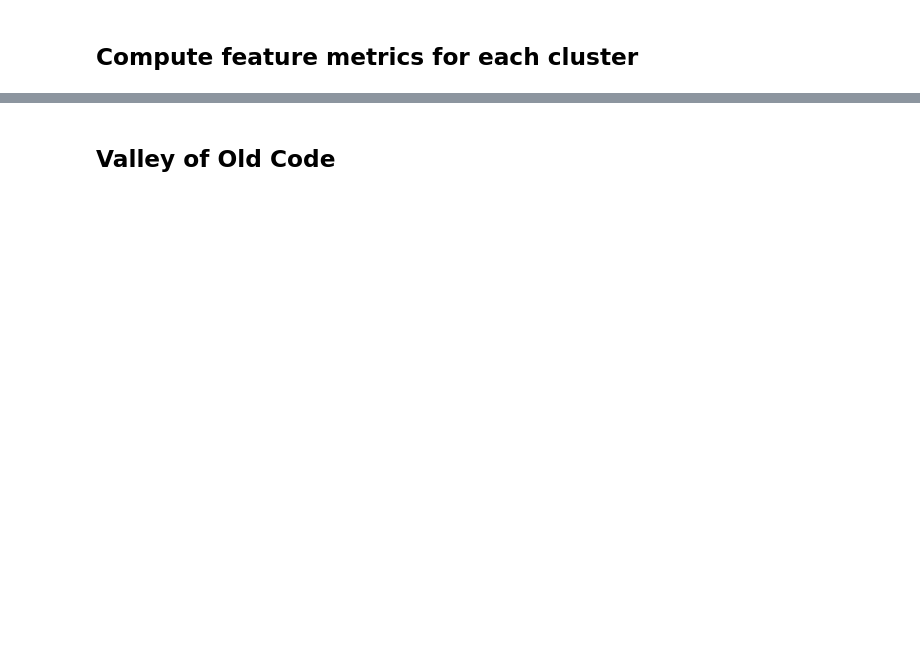
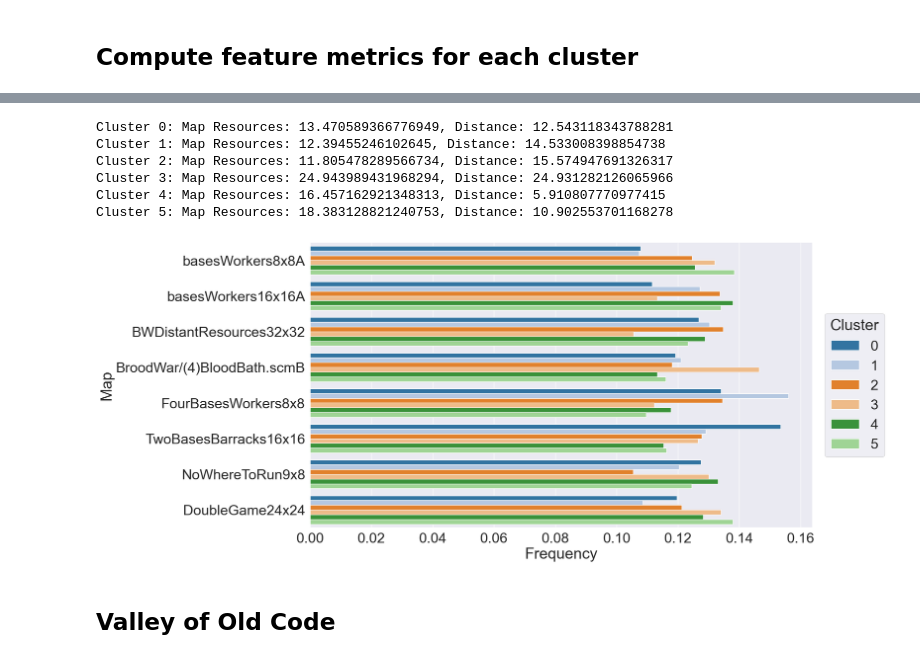
Before and after one commit to Teravolt/microrts-graph-state-encoder-gssl, a Jupyter notebook: visualize_gnn_states_cog2019.ipynb, the cells around one changed output, grey strips where cells are left out. Saved outputs shown, nothing was run; the diff lists cells and outputs as text; code cells hidden in the pictures; blank space fills up the shorter version.

```diff
--- a/visualize_gnn_states_cog2019.ipynb
+++ b/visualize_gnn_states_cog2019.ipynb
@@ -426,3 +442,62 @@ else:
+# %%
+max_cluster_number = cluster_additional_metrics_df.cluster_num.values.max()
+
+map_distribution_df = []
+
+for i in range(max_cluster_number+1):
+    cluster_df = cluster_additional_metrics_df[cluster_additional_metrics_df.cluster_num == i]
+    avg_map_resources = cluster_df[cluster_df.metric.str.fullmatch('map-resources')].score.mean()
+    avg_distance = cluster_df[cluster_df.metric.str.fullmatch('distance')].score.mean()
+    # avg_angle = cluster_df[cluster_df.metric.str.fullmatch('angle')].score.mean()
+    print(f"Cluster {i}: Map Resources: {avg_map_resources}, Distance: {avg_distance}")
+
+    map_name_df = cluster_df[cluster_df.metric.str.fullmatch('map_name')]
+    total_count = 0
+    map_cluster_dist_df = []
+    for map_name in map_id_to_name.values():
+        if map_name == 'BroodWar/(4)BloodBath.scmB':
+            count_df = map_name_df[map_name_df.score.str.match('BroodWar')]
+        else:
+            count_df = map_name_df[map_name_df.score.str.fullmatch(map_name)]
+        count = count_df.shape[0]
+        total_count += count
+        map_cluster_dist_df.append([i, map_name, count])
+
+    map_cluster_dist_df = list(map(lambda x: [x[0], x[1], x[2]/total_count], map_cluster_dist_df))
+    map_distribution_df += map_cluster_dist_df
+
+map_distribution_df = pd.DataFrame(map_distribution_df, columns=['cluster_num', 'map_name', 'frequency'])
+
+fig = plt.figure(figsize=(25, 10))
+ax = fig.add_subplot(1,1,1)
+
+sns.barplot(data=map_distribution_df, y='map_name', x='frequency', hue='cluster_num',
+            orient='h', ax=ax)
+
+ax.set_xlabel("Frequency")
+ax.set_ylabel("Map")
+
+box = ax.get_position()
+ax.set_position([box.x0, box.y0, box.width * 0.7, box.height])
+ax.legend(loc='center left', bbox_to_anchor=(1.01, 0.5), title='Cluster')
+
+# box = ax.get_position()
+# ax.set_position([box.x0, box.y0, box.width * 0.7, box.height])
+# ax.legend(loc='center left', bbox_to_anchor=(1.15, 0.5))
+# plt.close(fig)
+
+if CONFIG.max_replays == -1:
+    plt.savefig(f'cog-2019-all-replays-map-distribution.pdf', bbox_inches='tight')
+else:
+    plt.savefig(f'cog-2019-first-{CONFIG.max_replays}-replays-map-distribution.pdf', bbox_inches='tight')
+# %% [output]
+Cluster 0: Map Resources: 13.470589366776949, Distance: 12.543118343788281
+Cluster 1: Map Resources: 12.39455246102645, Distance: 14.533008398854738
+Cluster 2: Map Resources: 11.805478289566734, Distance: 15.574947691326317
+Cluster 3: Map Resources: 24.943989431968294, Distance: 24.931282126065966
+Cluster 4: Map Resources: 16.457162921348313, Distance: 5.910807770977415
+Cluster 5: Map Resources: 18.383128821240753, Distance: 10.902553701168278
+[figure, added]
 # %% [markdown]
 ## Valley of Old Code
 # %%
```
Also changed, not shown: parts of 3 cells of this notebook, 1 other file.
